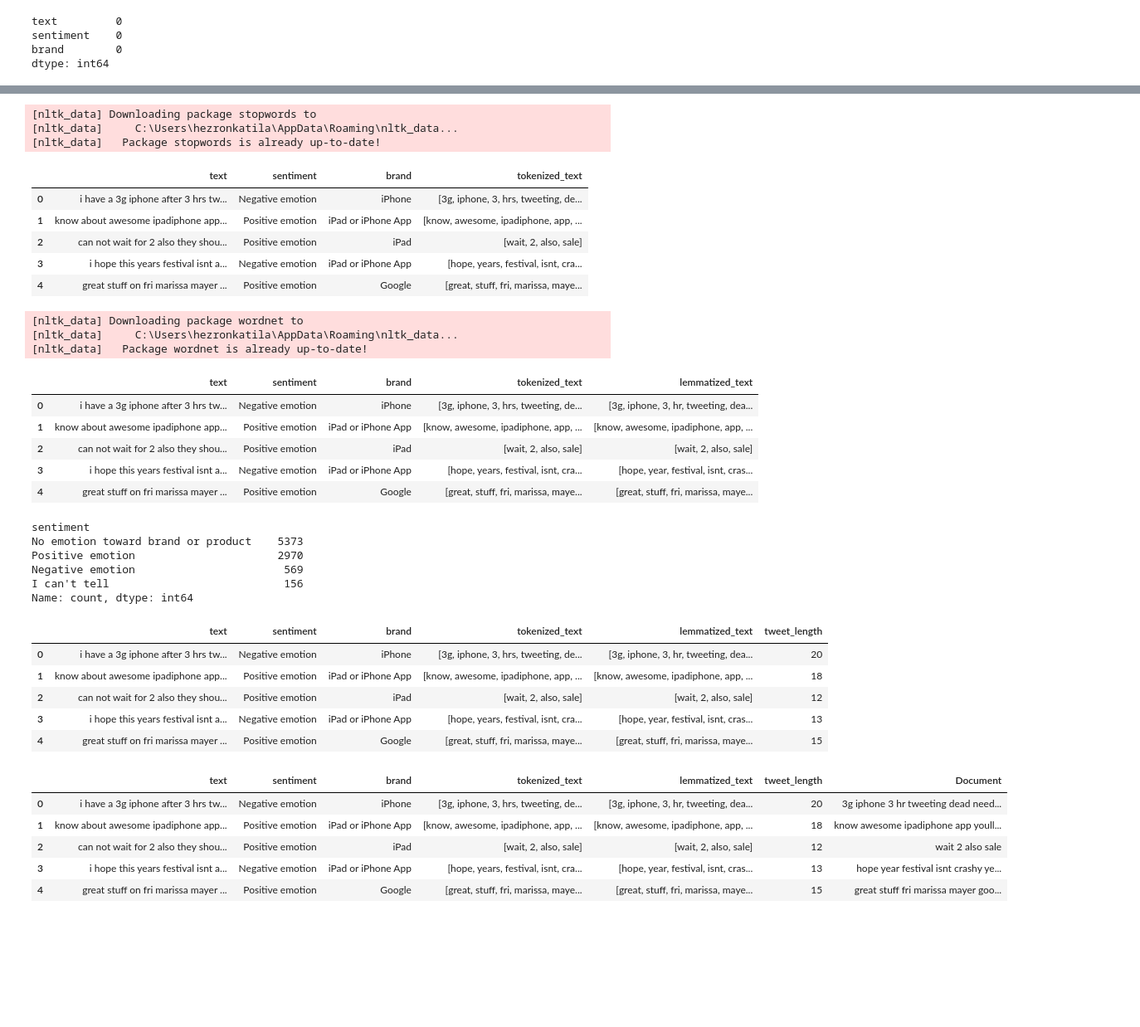
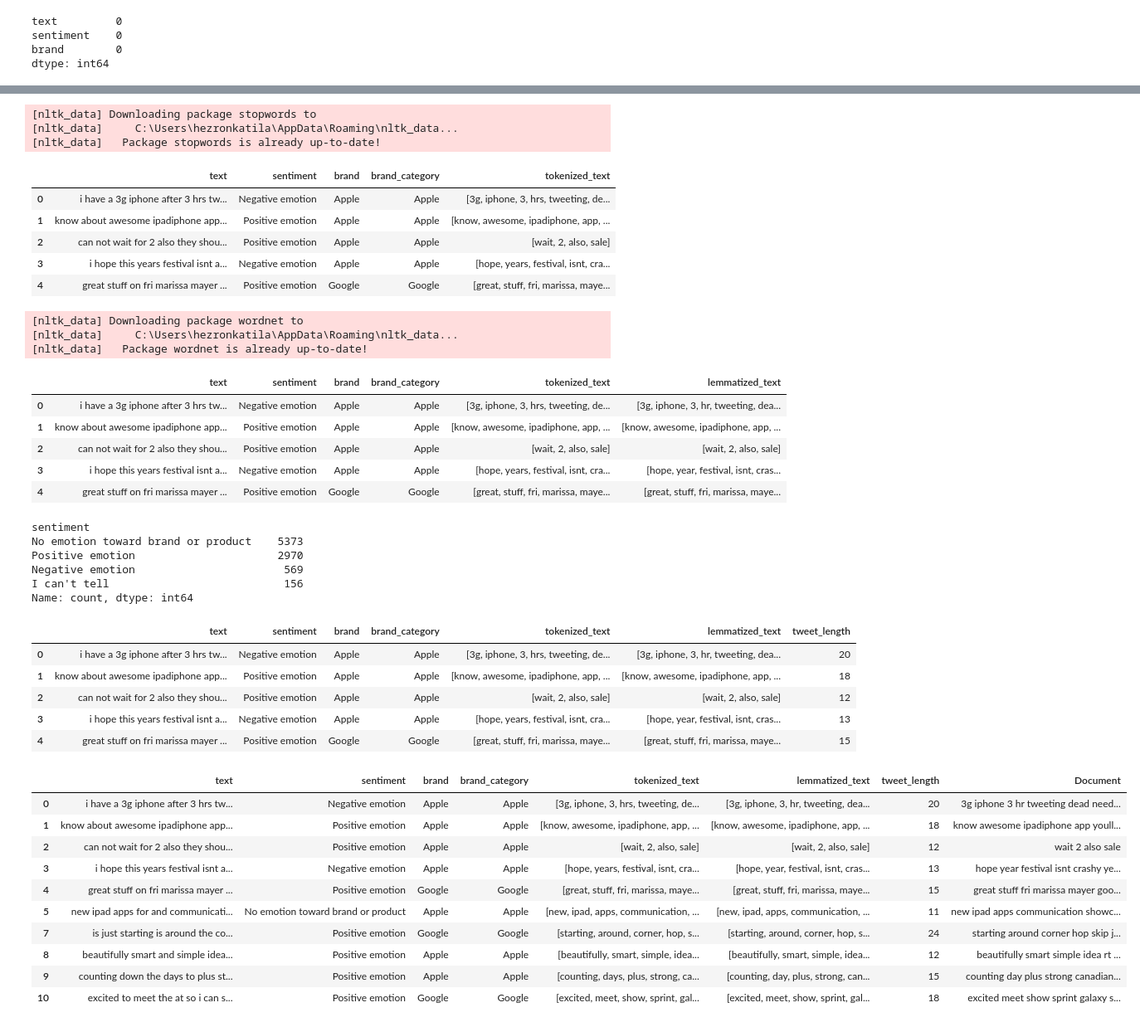
Before and after one commit to mwakad/NLP-models-for-twitter-sentiment-analysis--google-and-apple-products-, a Jupyter notebook: notebooks/gerald.ipynb, the cells around one changed output, grey strips where cells are left out. Shown at 83% size. Drawn from its saved outputs; the diff is of its cells as text; code cells hidden in the pictures; blank space fills up the shorter version.

```diff
--- a/notebooks/gerald.ipynb
+++ b/notebooks/gerald.ipynb
@@ -178,0 +193,20 @@ dtype: int64
+# %%
+class BrandCategorizer:
+    def __init__(self, df):
+        self.df = df.copy()
+    def categorize_brand(self, brand):
+        if pd.isna(brand):
+            return 'Unknown'
+        brand = brand.lower()
+        if any(x in brand for x in ['apple', 'iphone', 'ipad', 'macbook']):
+            return 'Apple'
+        elif any(x in brand for x in ['google', 'android', 'pixel', 'chromebook']):
+            return 'Google'
+        else:
+            return 'Other'
+    def apply_categorization(self):
+        self.df['brand_category'] = self.df['brand'].apply(self.categorize_brand)
+        return self.df
+categorizer = BrandCategorizer(cleaned_df)
+cleaned_df = categorizer.apply_categorization()
+cleaned_df['brand_category'].value_counts()
@@ -206,12 +245,12 @@ cleaned_df.head()
 [nltk_data] Downloading package stopwords to
 [nltk_data]     C:\Users\hezronkatila\AppData\Roaming\nltk_data...
 [nltk_data]   Package stopwords is already up-to-date!
-|  | text | sentiment | brand | tokenized_text |
-| 0 | i have a 3g iphone after 3 hrs tw... | Negative emotion | iPhone | [3g, iphone, 3, hrs, tweeting, de... |
-| 1 | know about awesome ipadiphone app... | Positive emotion | iPad or iPhone App | [know, awesome, ipadiphone, app, ... |
-| 2 | can not wait for 2 also they shou... | Positive emotion | iPad | [wait, 2, also, sale] |
-| 3 | i hope this years festival isnt a... | Negative emotion | iPad or iPhone App | [hope, years, festival, isnt, cra... |
-| 4 | great stuff on fri marissa mayer ... | Positive emotion | Google | [great, stuff, fri, marissa, maye... |
+|  | text | sentiment | brand | brand_category | tokenized_text |
+| 0 | i have a 3g iphone after 3 hrs tw... | Negative emotion | Apple | Apple | [3g, iphone, 3, hrs, tweeting, de... |
+| 1 | know about awesome ipadiphone app... | Positive emotion | Apple | Apple | [know, awesome, ipadiphone, app, ... |
+| 2 | can not wait for 2 also they shou... | Positive emotion | Apple | Apple | [wait, 2, also, sale] |
+| 3 | i hope this years festival isnt a... | Negative emotion | Apple | Apple | [hope, years, festival, isnt, cra... |
+| 4 | great stuff on fri marissa mayer ... | Positive emotion | Google | Google | [great, stuff, fri, marissa, maye... |
 # %%
 #lammatization
 from nltk.stem import WordNetLemmatizer
@@ -224,12 +263,12 @@ cleaned_df.head()
 [nltk_data] Downloading package wordnet to
 [nltk_data]     C:\Users\hezronkatila\AppData\Roaming\nltk_data...
 [nltk_data]   Package wordnet is already up-to-date!
-|  | text | sentiment | brand | tokenized_text | lemmatized_text |
-| 0 | i have a 3g iphone after 3 hrs tw... | Negative emotion | iPhone | [3g, iphone, 3, hrs, tweeting, de... | [3g, iphone, 3, hr, tweeting, dea... |
-| 1 | know about awesome ipadiphone app... | Positive emotion | iPad or iPhone App | [know, awesome, ipadiphone, app, ... | [know, awesome, ipadiphone, app, ... |
-| 2 | can not wait for 2 also they shou... | Positive emotion | iPad | [wait, 2, also, sale] | [wait, 2, also, sale] |
-| 3 | i hope this years festival isnt a... | Negative emotion | iPad or iPhone App | [hope, years, festival, isnt, cra... | [hope, year, festival, isnt, cras... |
-| 4 | great stuff on fri marissa mayer ... | Positive emotion | Google | [great, stuff, fri, marissa, maye... | [great, stuff, fri, marissa, maye... |
+|  | text | sentiment | brand | brand_category | tokenized_text | lemmatized_text |
+| 0 | i have a 3g iphone after 3 hrs tw... | Negative emotion | Apple | Apple | [3g, iphone, 3, hrs, tweeting, de... | [3g, iphone, 3, hr, tweeting, dea... |
+| 1 | know about awesome ipadiphone app... | Positive emotion | Apple | Apple | [know, awesome, ipadiphone, app, ... | [know, awesome, ipadiphone, app, ... |
+| 2 | can not wait for 2 also they shou... | Positive emotion | Apple | Apple | [wait, 2, also, sale] | [wait, 2, also, sale] |
+| 3 | i hope this years festival isnt a... | Negative emotion | Apple | Apple | [hope, years, festival, isnt, cra... | [hope, year, festival, isnt, cras... |
+| 4 | great stuff on fri marissa mayer ... | Positive emotion | Google | Google | [great, stuff, fri, marissa, maye... | [great, stuff, fri, marissa, maye... |
 # %%
 #count tweet by sentiment class
 sentiment_counts = cleaned_df['sentiment'].value_counts()
@@ -247,12 +286,12 @@ cleaned_df['tweet_length']=cleaned_df['text'].apply(lambda x: len(x.split()))
 # Check the first few rows after tweet length calculation
 cleaned_df.head()
 # %% [output]
-|  | text | sentiment | brand | tokenized_text | lemmatized_text | tweet_length |
-| 0 | i have a 3g iphone after 3 hrs tw... | Negative emotion | iPhone | [3g, iphone, 3, hrs, tweeting, de... | [3g, iphone, 3, hr, tweeting, dea... | 20 |
-| 1 | know about awesome ipadiphone app... | Positive emotion | iPad or iPhone App | [know, awesome, ipadiphone, app, ... | [know, awesome, ipadiphone, app, ... | 18 |
-| 2 | can not wait for 2 also they shou... | Positive emotion | iPad | [wait, 2, also, sale] | [wait, 2, also, sale] | 12 |
-| 3 | i hope this years festival isnt a... | Negative emotion | iPad or iPhone App | [hope, years, festival, isnt, cra... | [hope, year, festival, isnt, cras... | 13 |
-| 4 | great stuff on fri marissa mayer ... | Positive emotion | Google | [great, stuff, fri, marissa, maye... | [great, stuff, fri, marissa, maye... | 15 |
+|  | text | sentiment | brand | brand_category | tokenized_text | lemmatized_text | tweet_length |
+| 0 | i have a 3g iphone after 3 hrs tw... | Negative emotion | Apple | Apple | [3g, iphone, 3, hrs, tweeting, de... | [3g, iphone, 3, hr, tweeting, dea... | 20 |
+| 1 | know about awesome ipadiphone app... | Positive emotion | Apple | Apple | [know, awesome, ipadiphone, app, ... | [know, awesome, ipadiphone, app, ... | 18 |
+| 2 | can not wait for 2 also they shou... | Positive emotion | Apple | Apple | [wait, 2, also, sale] | [wait, 2, also, sale] | 12 |
+| 3 | i hope this years festival isnt a... | Negative emotion | Apple | Apple | [hope, years, festival, isnt, cra... | [hope, year, festival, isnt, cras... | 13 |
+| 4 | great stuff on fri marissa mayer ... | Positive emotion | Google | Google | [great, stuff, fri, marissa, maye... | [great, stuff, fri, marissa, maye... | 15 |
 # %%
 #most frequent words
 from collections import Counter
@@ -263,15 +302,20 @@ word_counts = Counter(all_words)
 # %%
 #join token
 cleaned_df['Document'] = cleaned_df['lemmatized_text'].apply(lambda x: ' '.join(x))
 # Check the first few rows after joining tokens
-cleaned_df.head()
+cleaned_df.head(10)
 # %% [output]
-|  | text | sentiment | brand | tokenized_text | lemmatized_text | tweet_length | Document |
-| 0 | i have a 3g iphone after 3 hrs tw... | Negative emotion | iPhone | [3g, iphone, 3, hrs, tweeting, de... | [3g, iphone, 3, hr, tweeting, dea... | 20 | 3g iphone 3 hr tweeting dead need... |
-| 1 | know about awesome ipadiphone app... | Positive emotion | iPad or iPhone App | [know, awesome, ipadiphone, app, ... | [know, awesome, ipadiphone, app, ... | 18 | know awesome ipadiphone app youll... |
-| 2 | can not wait for 2 also they shou... | Positive emotion | iPad | [wait, 2, also, sale] | [wait, 2, also, sale] | 12 | wait 2 also sale |
-| 3 | i hope this years festival isnt a... | Negative emotion | iPad or iPhone App | [hope, years, festival, isnt, cra... | [hope, year, festival, isnt, cras... | 13 | hope year festival isnt crashy ye... |
-| 4 | great stuff on fri marissa mayer ... | Positive emotion | Google | [great, stuff, fri, marissa, maye... | [great, stuff, fri, marissa, maye... | 15 | great stuff fri marissa mayer goo... |
+|  | text | sentiment | brand | brand_category | tokenized_text | lemmatized_text | tweet_length | Document |
+| 0 | i have a 3g iphone after 3 hrs tw... | Negative emotion | Apple | Apple | [3g, iphone, 3, hrs, tweeting, de... | [3g, iphone, 3, hr, tweeting, dea... | 20 | 3g iphone 3 hr tweeting dead need... |
+| 1 | know about awesome ipadiphone app... | Positive emotion | Apple | Apple | [know, awesome, ipadiphone, app, ... | [know, awesome, ipadiphone, app, ... | 18 | know awesome ipadiphone app youll... |
+| 2 | can not wait for 2 also they shou... | Positive emotion | Apple | Apple | [wait, 2, also, sale] | [wait, 2, also, sale] | 12 | wait 2 also sale |
+| 3 | i hope this years festival isnt a... | Negative emotion | Apple | Apple | [hope, years, festival, isnt, cra... | [hope, year, festival, isnt, cras... | 13 | hope year festival isnt crashy ye... |
+| 4 | great stuff on fri marissa mayer ... | Positive emotion | Google | Google | [great, stuff, fri, marissa, maye... | [great, stuff, fri, marissa, maye... | 15 | great stuff fri marissa mayer goo... |
+| 5 | new ipad apps for and communicati... | No emotion toward brand or product | Apple | Apple | [new, ipad, apps, communication, ... | [new, ipad, apps, communication, ... | 11 | new ipad apps communication showc... |
+| 7 | is just starting is around the co... | Positive emotion | Google | Google | [starting, around, corner, hop, s... | [starting, around, corner, hop, s... | 24 | starting around corner hop skip j... |
+| 8 | beautifully smart and simple idea... | Positive emotion | Apple | Apple | [beautifully, smart, simple, idea... | [beautifully, smart, simple, idea... | 12 | beautifully smart simple idea rt ... |
+| 9 | counting down the days to plus st... | Positive emotion | Apple | Apple | [counting, days, plus, strong, ca... | [counting, day, plus, strong, can... | 15 | counting day plus strong canadian... |
+| 10 | excited to meet the at so i can s... | Positive emotion | Google | Google | [excited, meet, show, sprint, gal... | [excited, meet, show, sprint, gal... | 18 | excited meet show sprint galaxy s... |
 # %%
 # visualize most frequent words
 most_common_words = word_counts.most_common(10)
```
Also changed, not shown: parts of 20 cells of this notebook.
